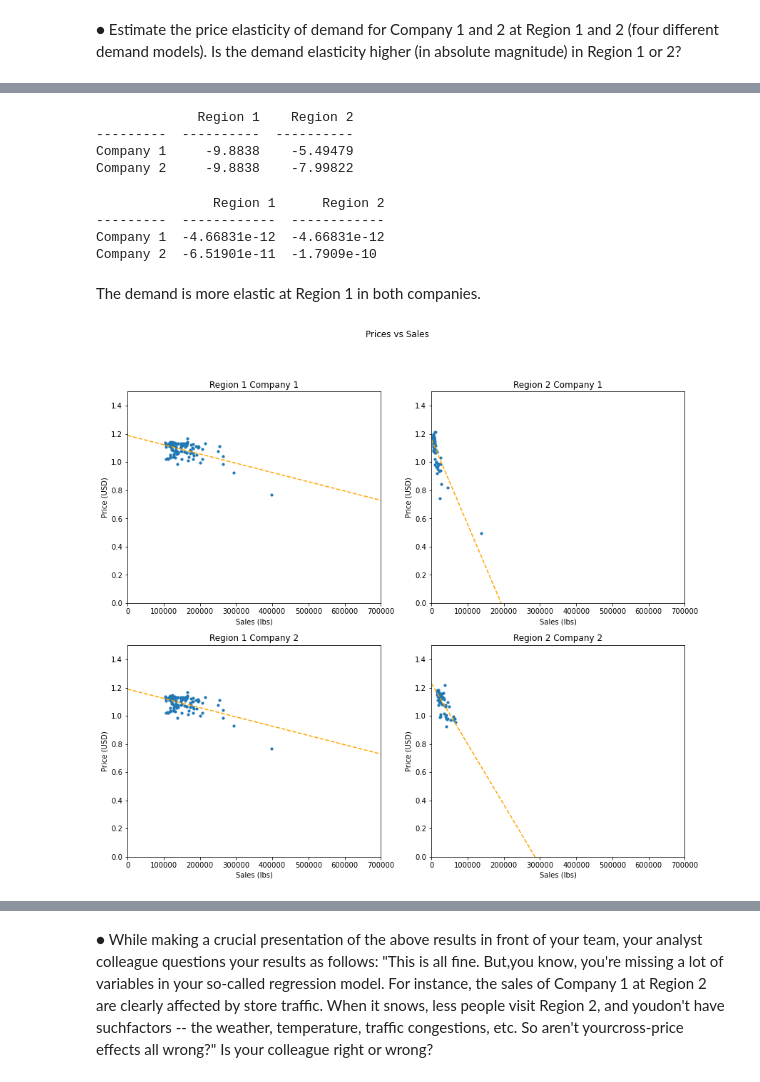
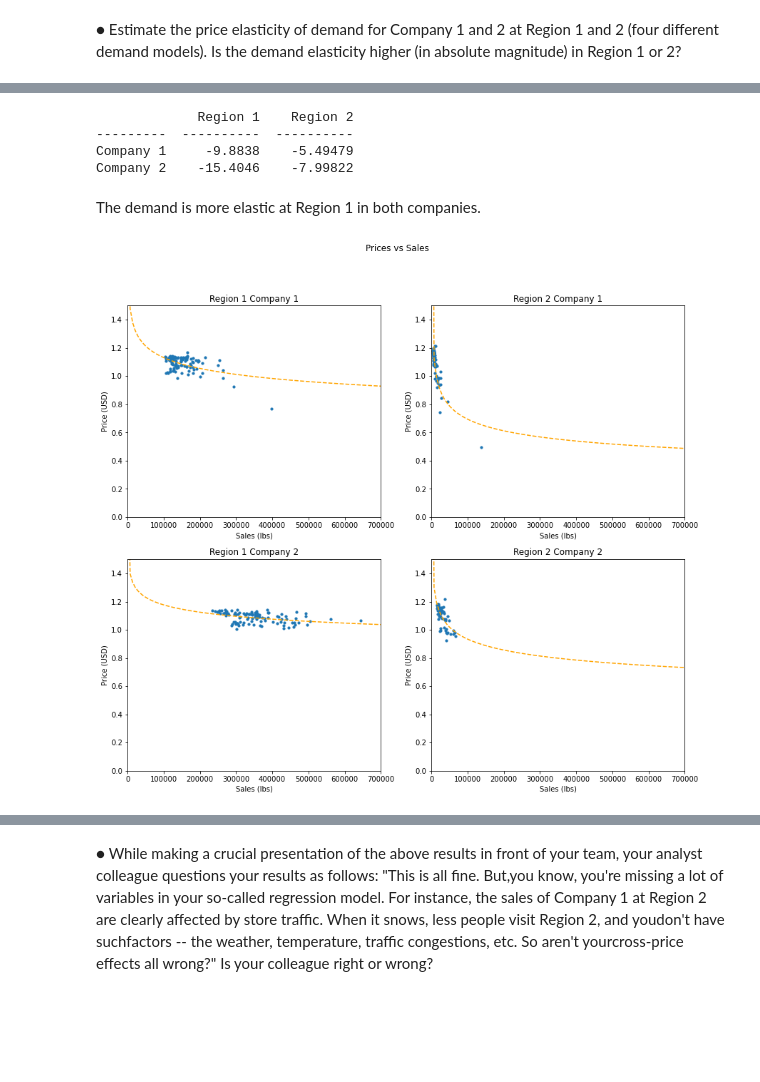
Before and after one commit to hinojosaad/Damavis-Challenge, a Jupyter notebook: Damavis Data Science Challenge Ex 2.ipynb, the cells around one changed output, grey strips where cells are left out. Saved outputs shown, nothing was run; the diff lists cells and outputs as text; code cells hidden in the pictures; blank space fills up the shorter version.

```diff
--- a/Damavis Data Science Challenge Ex 2.ipynb
+++ b/Damavis Data Science Challenge Ex 2.ipynb
@@ -137,7 +138,7 @@ r2_c1 = R2_C1.drop(columns="Date")
 r2_c1.dropna(inplace=True)
 r2_c1.sort_values('Sales_U',ignore_index=True ,inplace =True)
 
-r1_c2 = R1_C1.drop(columns="Date")
+r1_c2 = R1_C2.drop(columns="Date")
 r1_c2.sort_values('Sales_U',ignore_index=True ,inplace =True)
 
 r2_c2 = R2_C2.drop(columns="Date")
@@ -269,8 +270,25 @@ There is strong evidence supporting that the slope is negative
 In both companies the curve of the demand in Region 1 tends to be horizontal, and in Region 2 tends to be vertical. This  behavior suggests that the demand is more elastic in Region 1 than in Region 2.
 # %% [markdown]
 ● Estimate the price elasticity of demand for Company 1 and 2 at Region 1 and 2 (four different demand models). Is the demand elasticity higher (in absolute magnitude) in Region 1 or 2?
+# %%
+r1_c1["log_Sales_U"] = np.log(r1_c1["Sales_U"])
+r1_c1["log_Price_USD"] = np.log(r1_c1["Price_USD"])
+
+r2_c1["log_Sales_U"] = np.log(r2_c1["Sales_U"])
+r2_c1["log_Price_USD"] = np.log(r2_c1["Price_USD"])
+
+r1_c2["log_Sales_U"] = np.log(r1_c2["Sales_U"])
+r1_c2["log_Price_USD"] = np.log(r1_c2["Price_USD"])
+
+r2_c2["log_Sales_U"] = np.log(r2_c2["Sales_U"])
+r2_c2["log_Price_USD"] = np.log(r2_c2["Price_USD"])
 # %%
-m11, b11 = np.polyfit(r1_c1["Sales_U"], r1_c1["Price_USD"], deg=1)
-m21, b21 = np.polyfit(r2_c1["Sales_U"], r2_c1["Price_USD"], deg=1)
-m12, b12 = np.polyfit(r1_c2["Sales_U"], r1_c2["Price_USD"], deg=1)
-m22, b22 = np.polyfit(r2_c2["Sales_U"], r2_c2["Price_USD"], deg=1)
+m11, b11 = np.polyfit(r1_c1["log_Sales_U"], r1_c1["log_Price_USD"], deg=1)
+m21, b21 = np.polyfit(r2_c1["log_Sales_U"], r2_c1["log_Price_USD"], deg=1)
+m12, b12 = np.polyfit(r1_c2["log_Sales_U"], r1_c2["log_Price_USD"], deg=1)
+m22, b22 = np.polyfit(r2_c2["log_Sales_U"], r2_c2["log_Price_USD"], deg=1)
+
+k11, A11 = m11**(-1),  np.exp(b11)
+k21, A21 = m21**(-1),  np.exp(b21)
+k12, A12 = m12**(-1),  np.exp(b12)
+k22, A22 = m22**(-1),  np.exp(b22)
@@ -320,6 +295,6 @@ if result.f_pvalue < 0.05:
 # %%
-data = [["Company 1",1/M11, 1/M21],
-        ["Company 2",1/M12, 1/M22]
+data = [["Company 1",k11, k21],
+        ["Company 2",k12, k22]
         ]
 
 #define header names
@@ -331,38 +306,18 @@ print(tab(data, headers=col_names))
              Region 1    Region 2
 ---------  ----------  ----------
 Company 1     -9.8838    -5.49479
-Company 2     -9.8838    -7.99822
+Company 2    -15.4046    -7.99822
-# %%
-e11  = m11*np.mean(r1_c1["Price_USD"])/np.mean(r1_c1["Sales_U"])
-e12  = m11*np.mean(r1_c2["Price_USD"])/np.mean(r1_c2["Sales_U"])
-e21  = m11*np.mean(r2_c1["Price_USD"])/np.mean(r2_c1["Sales_U"])
-e22  = m22*np.mean(r2_c2["Price_USD"])/np.mean(r2_c2["Sales_U"])
-
-data = [["Company 1",e11, e12],
-        ["Company 2",e21, e22]
-        ]
-
-#define header names
-col_names = ["","Region 1", "Region 2"]
-
-#display table
-print(tab(data, headers=col_names))
-# %% [output]
-               Region 1      Region 2
----------  ------------  ------------
-Company 1  -4.66831e-12  -4.66831e-12
-Company 2  -6.51901e-11  -1.7909e-10
 # %% [markdown]
 The demand is more elastic at Region 1 in both companies.
 # %%
-xseq = np.linspace(0, 700000, num=100)
+xseq = np.linspace(1, 700000, num=100)
 
 fig, ((ax11, ax21),(ax12,ax22)) = plt.subplots(2, 2,figsize=(14,12))
 fig.suptitle("Prices vs Sales")
 
 
 ax11.scatter(r1_c1["Sales_U"],r1_c1["Price_USD"],s=10)
-ax11.plot(xseq, m11 * xseq +b11, color="orange", linestyle="--")
+ax11.plot(xseq, A11 * (xseq**(k11**(-1))) , color="orange", linestyle="--")
 
 ax11.set_xlim(0,700000)
 ax11.set_ylim(0,1.5)
@@ -373,38 +328,38 @@ ax11.set_ylabel("Price (USD)")
 
 
 ax21.scatter(r2_c1["Sales_U"],r2_c1["Price_USD"],s=10)
-ax21.plot(xseq, m21 * xseq +b21, color="orange", linestyle="--")
+ax21.plot(xseq, A21 * (xseq**(k21**(-1))) , color="orange", linestyle="--")
 
 ax21.set_xlim(0,700000)
 ax21.set_ylim(0,1.5)
 
 ax21.set_title("Region 2 Company 1")
 ax21.set_xlabel("Sales (lbs)")
 ax21.set_ylabel("Price (USD)")
 
 
 ax12.scatter(r1_c2["Sales_U"],r1_c2["Price_USD"],s=10)
-ax12.plot(xseq, m12 * xseq +b12, color="orange", linestyle="--")
+ax12.plot(xseq, A12 * (xseq**(k12**(-1))) , color="orange", linestyle="--")
 
 ax12.set_xlim(0,700000)
 ax12.set_ylim(0,1.5)
 
 ax12.set_title("Region 1 Company 2")
 ax12.set_xlabel("Sales (lbs)")
 ax12.set_ylabel("Price (USD)")
 
 
 ax22.scatter(r2_c2["Sales_U"],r2_c2["Price_USD"],s=10)
-ax22.plot(xseq, m22 * xseq +b22, color="orange", linestyle="--")
+ax22.plot(xseq, A22 * (xseq**(k22**(-1))) , color="orange", linestyle="--")
 
 ax22.set_xlim(0,700000)
 ax22.set_ylim(0,1.5)
 
 ax22.set_title("Region 2 Company 2")
 ax22.set_xlabel("Sales (lbs)")
 ax22.set_ylabel("Price (USD)")
 
 
 plt.show()
 # %% [output]
-[figure, old version]
+[figure, new version]
```
Also changed, not shown: parts of 16 cells of this notebook.
